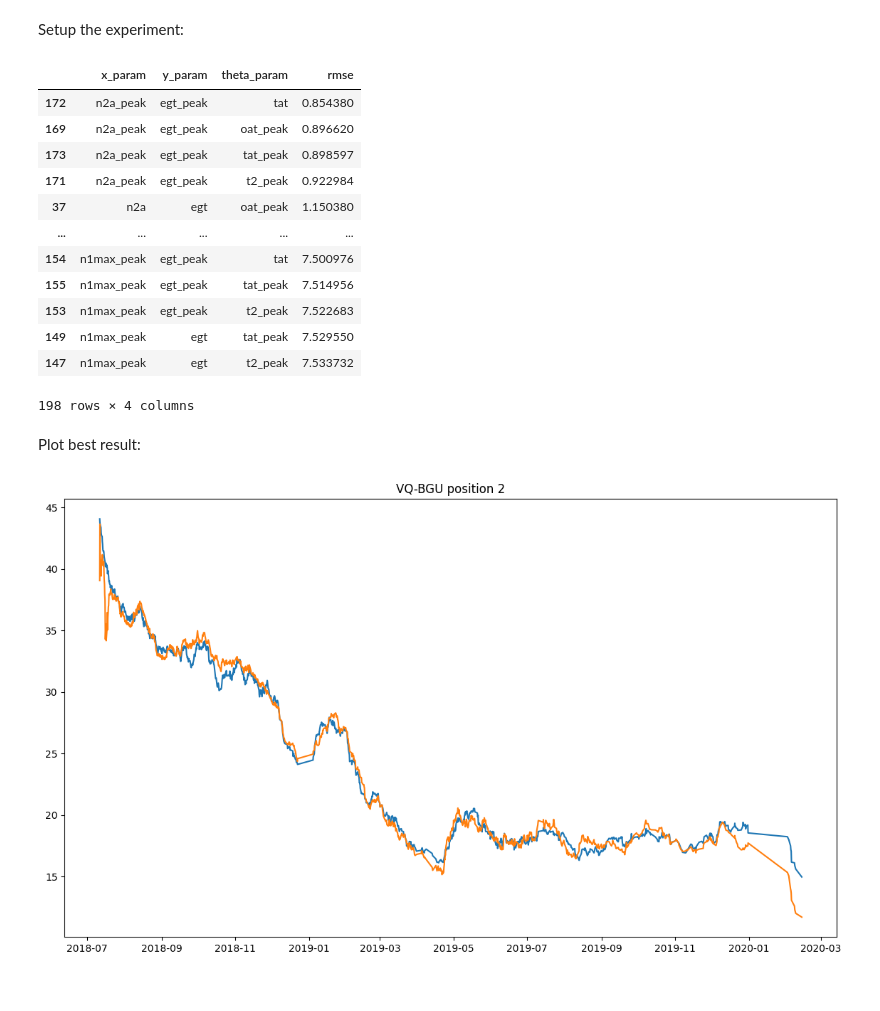
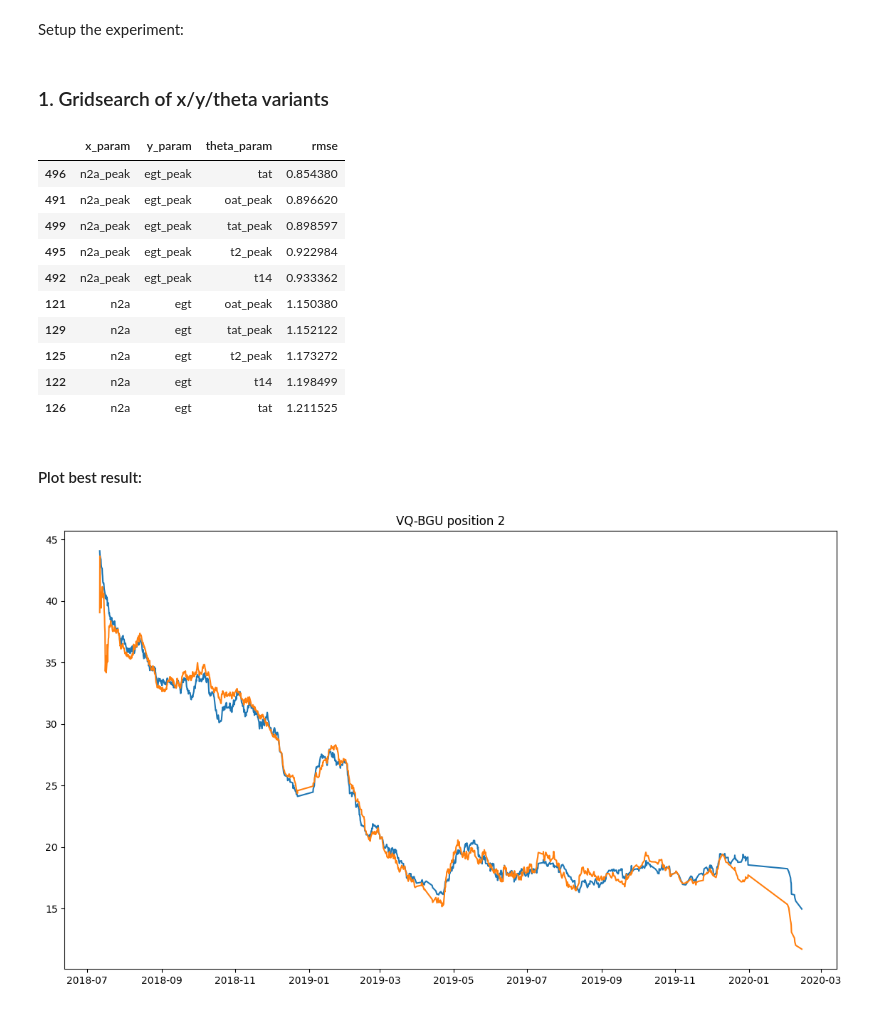
Before and after one commit to skeptlk/ecm, a Jupyter notebook: ex14_finetuning.ipynb, the cells around one changed output. Saved outputs shown, nothing was run; the diff lists cells and outputs as text; code cells hidden in the pictures.

```diff
--- a/ex14_finetuning.ipynb
+++ b/ex14_finetuning.ipynb
@@ -15,5 +10,7 @@ bdu_all.shape
 # %% [markdown]
 Setup the experiment:
+# %% [markdown]
+### 1. Gridsearch of x/y/theta variants
 # %%
 best_rmse = 1000
 best_model = None
@@ -23,9 +20,15 @@ best_x, best_y, best_th = None, None, None
 alpha = 0.5
 alpha_2 = 0.869
 
-x_variants = ['n1', 'n1a', 'n2a', 'nf', 'n1_peak', 'n1a_peak', 'n1c2_peak', 'n1com_peak', 'n1max_peak', 'n2a_peak', 'nf_peak']
+x_variants = [\
+  'n1', 'n1a', 'n1com', 'n1c2', 'n2a', 'n2c5',
+  'n2p', 'nf', 'n1_peak', 'n1msa', 'n1p',
+  'n1a_peak', 'n1c2_peak', 'n1com_peak',
+  'n1max', 'n1max_peak', 'n2a_peak', 'nf_peak']
+
 y_variants = ['egt', 'egt_peak', 'egtb']
-theta_variants = ['oat', 'oat_peak', 't2', 't2_peak', 'tat', 'tat_peak']
+
+theta_variants = ['oat', 'oat_peak', 't14', 't2', 't25', 't2_peak', 'tat', 'tat_rtd', 'tn', 'tat_peak']
 
 hall_of_fame = []
 # %%
@@ -69,23 +72,21 @@ for x_param in x_variants:
         'rmse': rmse
       })
 # %%
-pd.DataFrame(hall_of_fame).sort_values('rmse')
+pd.DataFrame(hall_of_fame).sort_values('rmse')[:10]
 # %% [output]
 |  | x_param | y_param | theta_param | rmse |
-| 172 | n2a_peak | egt_peak | tat | 0.854380 |
-| 169 | n2a_peak | egt_peak | oat_peak | 0.896620 |
-| 173 | n2a_peak | egt_peak | tat_peak | 0.898597 |
-| 171 | n2a_peak | egt_peak | t2_peak | 0.922984 |
-| 37 | n2a | egt | oat_peak | 1.150380 |
-| ... | ... | ... | ... | ... |
-| 154 | n1max_peak | egt_peak | tat | 7.500976 |
-| 155 | n1max_peak | egt_peak | tat_peak | 7.514956 |
-| 153 | n1max_peak | egt_peak | t2_peak | 7.522683 |
-| 149 | n1max_peak | egt | tat_peak | 7.529550 |
-| 147 | n1max_peak | egt | t2_peak | 7.533732 |
+| 496 | n2a_peak | egt_peak | tat | 0.854380 |
+| 491 | n2a_peak | egt_peak | oat_peak | 0.896620 |
+| 499 | n2a_peak | egt_peak | tat_peak | 0.898597 |
+| 495 | n2a_peak | egt_peak | t2_peak | 0.922984 |
+| 492 | n2a_peak | egt_peak | t14 | 0.933362 |
+| 121 | n2a | egt | oat_peak | 1.150380 |
+| 129 | n2a | egt | tat_peak | 1.152122 |
+| 125 | n2a | egt | t2_peak | 1.173272 |
+| 122 | n2a | egt | t14 | 1.198499 |
+| 126 | n2a | egt | tat | 1.211525 |
-198 rows × 4 columns
 # %% [markdown]
-Plot best result:
+#### Plot best result:
 # %%
 import matplotlib.pyplot as plt
 
```
Also changed, not shown: parts of 10 cells of this notebook, 2 other files.
